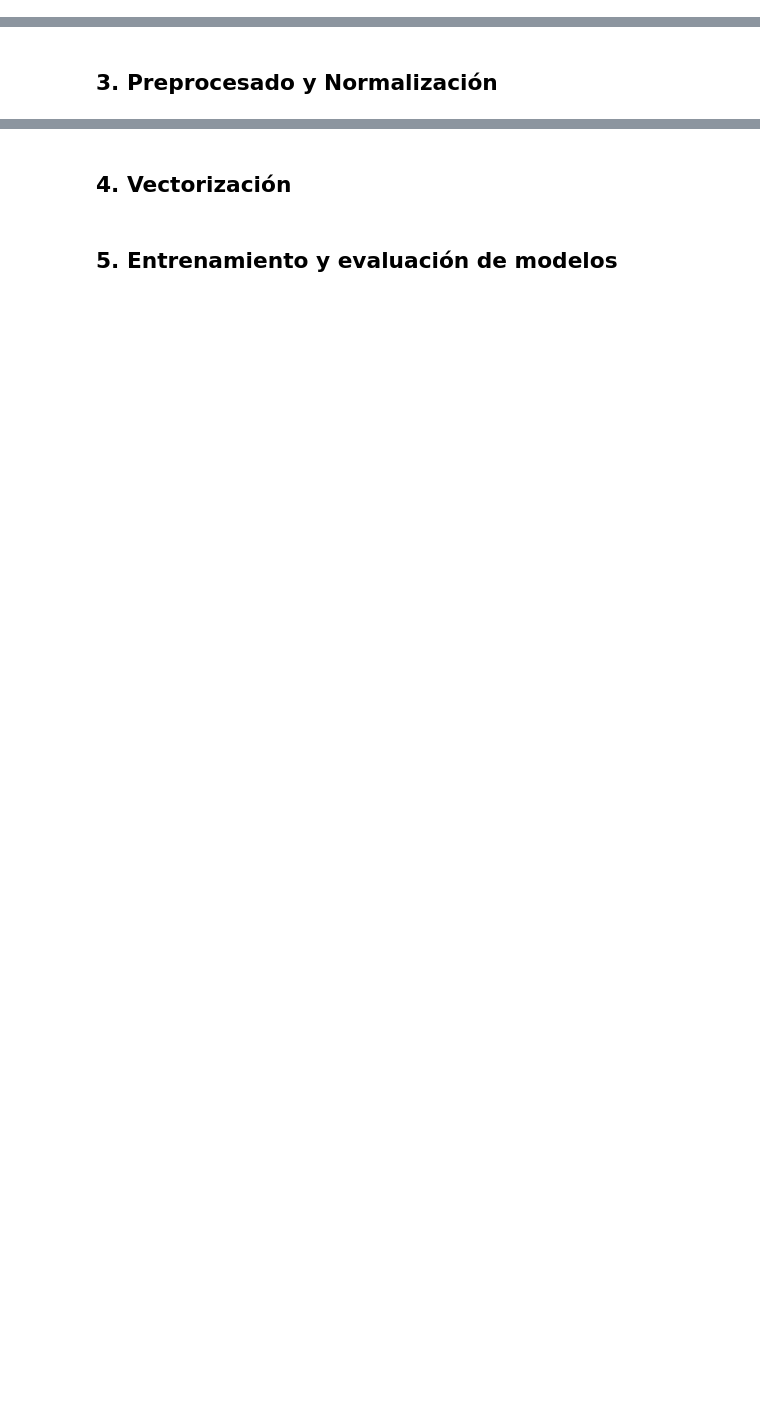
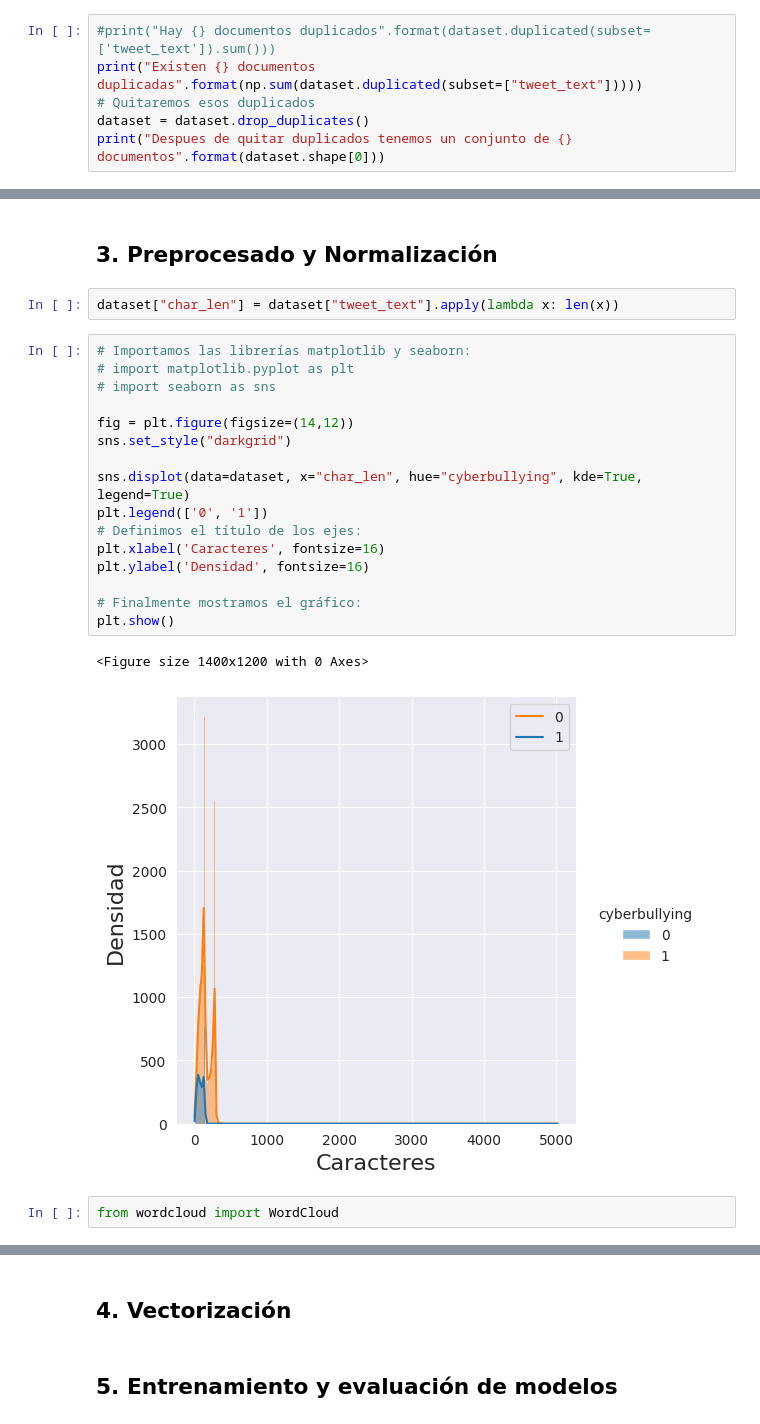
Before and after one commit to fridalucedh/textmining, a Jupyter notebook: ejercicio1.ipynb, the cells around one changed output, grey strips where cells are left out. Cells and saved outputs as stored; diff of their text form; blank space fills up the shorter version.

```diff
--- a/ejercicio1.ipynb
+++ b/ejercicio1.ipynb
@@ -69,0 +89,6 @@ dataset.head(4)
+# %%
+#print("Hay {} documentos duplicados".format(dataset.duplicated(subset=['tweet_text']).sum()))
+print("Existen {} documentos duplicadas".format(np.sum(dataset.duplicated(subset=["tweet_text"]))))
+# Quitaremos esos duplicados
+dataset = dataset.drop_duplicates()
+print("Despues de quitar duplicados tenemos un conjunto de {} documentos".format(dataset.shape[0]))
@@ -70,2 +117,25 @@ dataset.head(4)
 # %% [markdown]
 ## 3. Preprocesado y Normalización
+# %%
+dataset["char_len"] = dataset["tweet_text"].apply(lambda x: len(x))
+# %%
+# Importamos las librerías matplotlib y seaborn:
+# import matplotlib.pyplot as plt
+# import seaborn as sns
+
+fig = plt.figure(figsize=(14,12))
+sns.set_style("darkgrid")
+
+sns.displot(data=dataset, x="char_len", hue="cyberbullying", kde=True, legend=True)
+plt.legend(['0', '1'])
+# Definimos el título de los ejes:
+plt.xlabel('Caracteres', fontsize=16)
+plt.ylabel('Densidad', fontsize=16)
+
+# Finalmente mostramos el gráfico:
+plt.show()
+# %% [output]
+<Figure size 1400x1200 with 0 Axes>
+[figure, added]
+# %%
+from wordcloud import WordCloud
```
Also changed, not shown: parts of 19 cells of this notebook.
